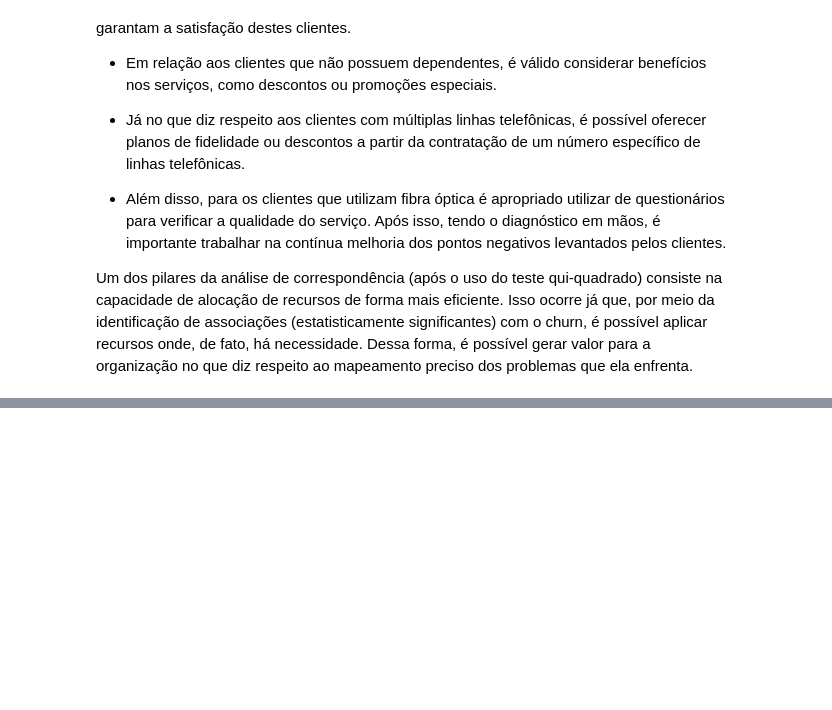
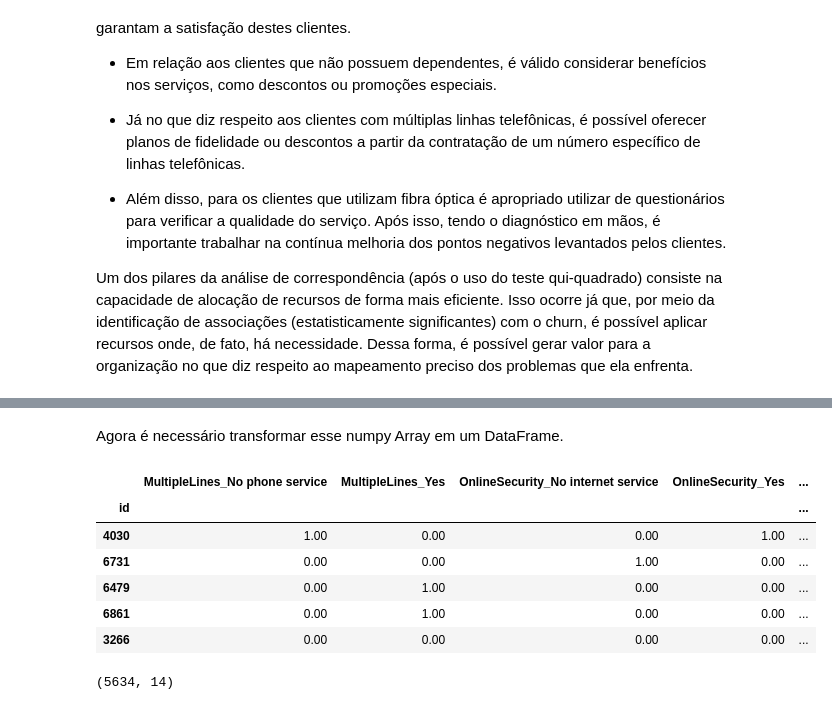
Before and after one commit to lazarocordeirosilva/Previsao_Churn, a Jupyter notebook: notebook/Churn Analysis.ipynb, the cells around one changed output, grey strips where cells are left out. Cells and saved outputs as stored; diff of their text form; code cells hidden in the pictures; blank space fills up the shorter version.

```diff
--- a/notebook/Churn Analysis.ipynb
+++ b/notebook/Churn Analysis.ipynb
@@ -855,0 +996,7 @@ Um dos pilares da análise de correspondência (após o uso do teste qui-quadrad
+# %%
+# Mapeando variáveis Partner, Dependents, PhoneService e PaperlessBilling
+variaveis_binarias = ['Partner', 'Dependents', 'PhoneService', 'PaperlessBilling']
+
+# Loop
+for variavel_binaria in variaveis_binarias:
+    df_customers[variavel_binaria] = df_customers[variavel_binaria].map({'Yes': 1, 'No': 0})
@@ -855,0 +1230,21 @@ Um dos pilares da análise de correspondência (após o uso do teste qui-quadrad
+# %% [markdown]
+Agora é necessário transformar esse numpy Array em um DataFrame.
+# %%
+# Transformando em DataFrame utilizando o array como dados, get_feature_names_out como colunas e df_customers.index como índice (para concatenar depois)
+df_ohe = pd.DataFrame(data = df_ohe, columns = ohe.get_feature_names_out(), index = df_customers.index)
+
+# Visualizando novo DataFrame
+df_ohe.head()
+# %% [output]
+|  | MultipleLines_No phone service | MultipleLines_Yes | OnlineSecurity_No internet service | OnlineSecurity_Yes | ... |
+| id |  |  |  |  | ... |
+| 4030 | 1.00 | 0.00 | 0.00 | 1.00 | ... |
+| 6731 | 0.00 | 0.00 | 1.00 | 0.00 | ... |
+| 6479 | 0.00 | 1.00 | 0.00 | 0.00 | ... |
+| 6861 | 0.00 | 1.00 | 0.00 | 0.00 | ... |
+| 3266 | 0.00 | 0.00 | 0.00 | 0.00 | ... |
+# %%
+# Visualizando as dimensões deste DataFrame
+df_ohe.shape
+# %% [output]
+(5634, 14)
```
Also changed, not shown: parts of 46 cells of this notebook.
